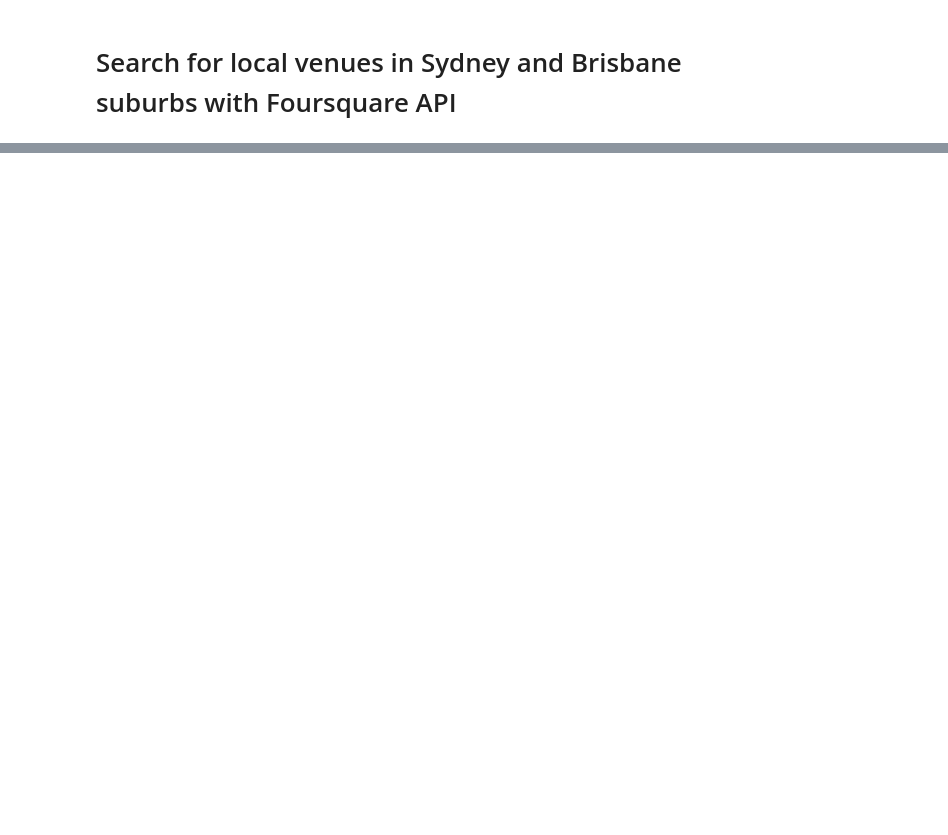
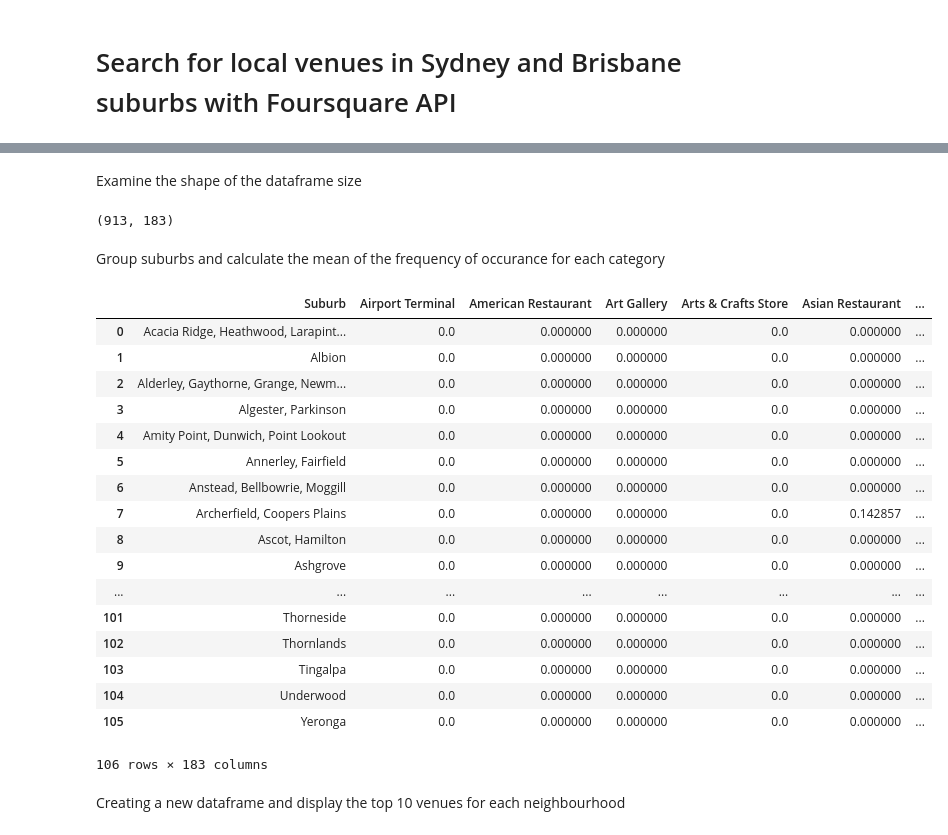
Before and after one commit to jasontran600/IBM_data_science_captstone_project, a Jupyter notebook: Melbourne_Sydney_Tasmania_migration_project/interstate_migration_project.ipynb, the cells around one changed output, grey strips where cells are left out. Drawn from its saved outputs; the diff is of its cells as text; code cells hidden in the pictures; blank space fills up the shorter version.

```diff
--- a/Melbourne_Sydney_Tasmania_migration_project/interstate_migration_project.ipynb
+++ b/Melbourne_Sydney_Tasmania_migration_project/interstate_migration_project.ipynb
@@ -413,0 +594,4 @@ map_brisbane
+# %%
+brisbane_venues = getNearbyVenues(names=bne_suburbs_coord['Suburb'],
+                                  latitudes=bne_suburbs_coord['lat'],
+                                  longitudes=bne_suburbs_coord['long'])
@@ -413,0 +643,12 @@ map_brisbane
+# %%
+# one hot encoding
+brisbane_onehot = pd.get_dummies(brisbane_venues[['Venue Category']], prefix="", prefix_sep="")
+
+# add neighborhood column back to dataframe
+brisbane_onehot['Suburb'] = brisbane_venues['Suburb']
+
+# move neighborhood column to the first column
+fixed_columns = [brisbane_onehot.columns[-1]] + list(brisbane_onehot.columns[:-1])
+brisbane_onehot = brisbane_onehot[fixed_columns]
+
+brisbane_onehot.head()
@@ -413,0 +663,32 @@ map_brisbane
+# %% [markdown]
+Examine the shape of the dataframe size
+# %%
+brisbane_onehot.shape
+# %% [output]
+(913, 183)
+# %% [markdown]
+Group suburbs and calculate the mean of the frequency of occurance for each category
+# %%
+brisbane_grouped = brisbane_onehot.groupby('Suburb').mean().reset_index()
+brisbane_grouped
+# %% [output]
+|  | Suburb | Airport Terminal | American Restaurant | Art Gallery | Arts & Crafts Store | Asian Restaurant | ... |
+| 0 | Acacia Ridge, Heathwood, Larapint... | 0.0 | 0.000000 | 0.000000 | 0.0 | 0.000000 | ... |
+| 1 | Albion | 0.0 | 0.000000 | 0.000000 | 0.0 | 0.000000 | ... |
+| 2 | Alderley, Gaythorne, Grange, Newm... | 0.0 | 0.000000 | 0.000000 | 0.0 | 0.000000 | ... |
+| 3 | Algester, Parkinson | 0.0 | 0.000000 | 0.000000 | 0.0 | 0.000000 | ... |
+| 4 | Amity Point, Dunwich, Point Lookout | 0.0 | 0.000000 | 0.000000 | 0.0 | 0.000000 | ... |
+| 5 | Annerley, Fairfield | 0.0 | 0.000000 | 0.000000 | 0.0 | 0.000000 | ... |
+| 6 | Anstead, Bellbowrie, Moggill | 0.0 | 0.000000 | 0.000000 | 0.0 | 0.000000 | ... |
+| 7 | Archerfield, Coopers Plains | 0.0 | 0.000000 | 0.000000 | 0.0 | 0.142857 | ... |
+| 8 | Ascot, Hamilton | 0.0 | 0.000000 | 0.000000 | 0.0 | 0.000000 | ... |
+| 9 | Ashgrove | 0.0 | 0.000000 | 0.000000 | 0.0 | 0.000000 | ... |
+| ... | ... | ... | ... | ... | ... | ... | ... |
+| 101 | Thorneside | 0.0 | 0.000000 | 0.000000 | 0.0 | 0.000000 | ... |
+| 102 | Thornlands | 0.0 | 0.000000 | 0.000000 | 0.0 | 0.000000 | ... |
+| 103 | Tingalpa | 0.0 | 0.000000 | 0.000000 | 0.0 | 0.000000 | ... |
+| 104 | Underwood | 0.0 | 0.000000 | 0.000000 | 0.0 | 0.000000 | ... |
+| 105 | Yeronga | 0.0 | 0.000000 | 0.000000 | 0.0 | 0.000000 | ... |
+106 rows × 183 columns
+# %% [markdown]
+Creating a new dataframe and display the top 10 venues for each neighbourhood
```
Also changed, not shown: parts of 51 cells of this notebook.
